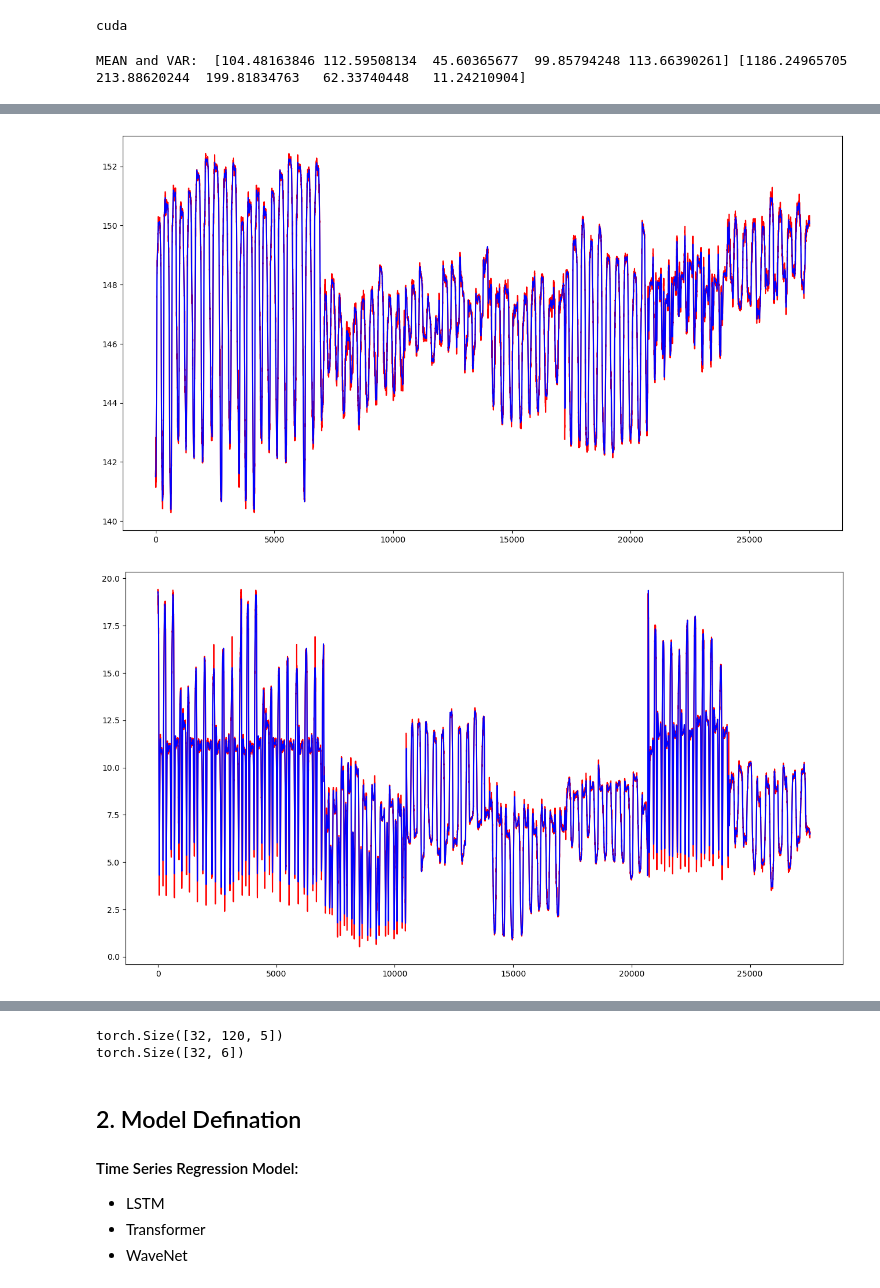
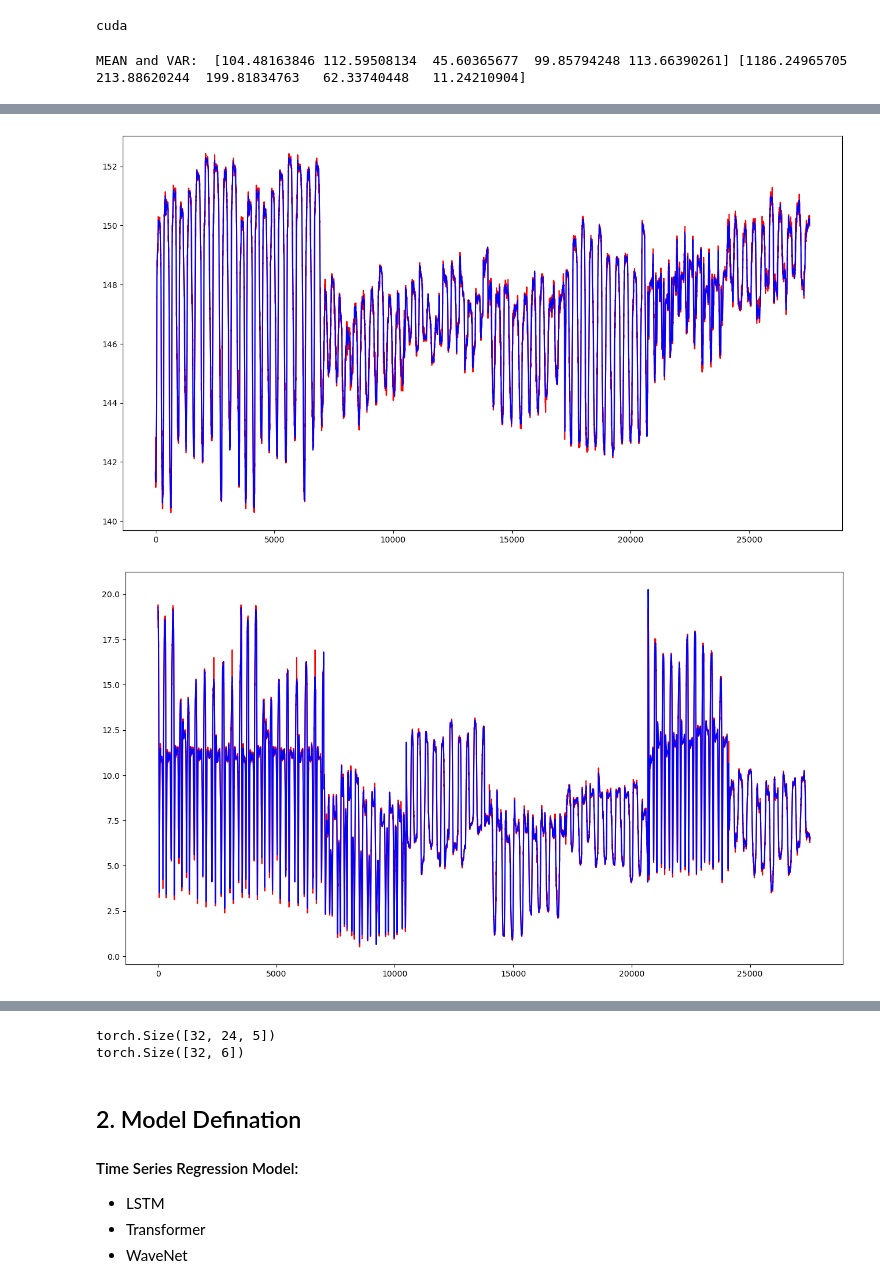
Before and after one commit to CSUHYD/ShoulderSensor, a Jupyter notebook: train.ipynb, the cells around one changed output, grey strips where cells are left out. Cells and saved outputs as stored; diff of their text form; code cells hidden in the pictures.

```diff
--- a/train.ipynb
+++ b/train.ipynb
@@ -169,7 +169,7 @@ def sliding_windows(seq_len, do_standardize=True, do_filter=True):
 batch_size = 32
 validation_split = .05
 random_seed= 43
-seq_len = 120
+seq_len = 24
 
 # torch.manual_seed(random_seed)
 # torch.cuda.manual_seed_all(random_seed)
@@ -210,2 +210,2 @@ MEAN and VAR:  [104.48163846 112.59508134  45.60365677  99.85794248 113.66390261
-[figure, old version]
+[figure, new version]
-[figure, old version]
+[figure, new version]
@@ -219,7 +219,7 @@ for i,data in enumerate(train_loader):
     print(data['angle'].size())
     break
 # %% [output]
-torch.Size([32, 120, 5])
+torch.Size([32, 24, 5])
 torch.Size([32, 6])
 # %% [markdown]
 ## 2. Model Defination
```
Also changed, not shown: parts of 7 cells of this notebook, 1 other file.
